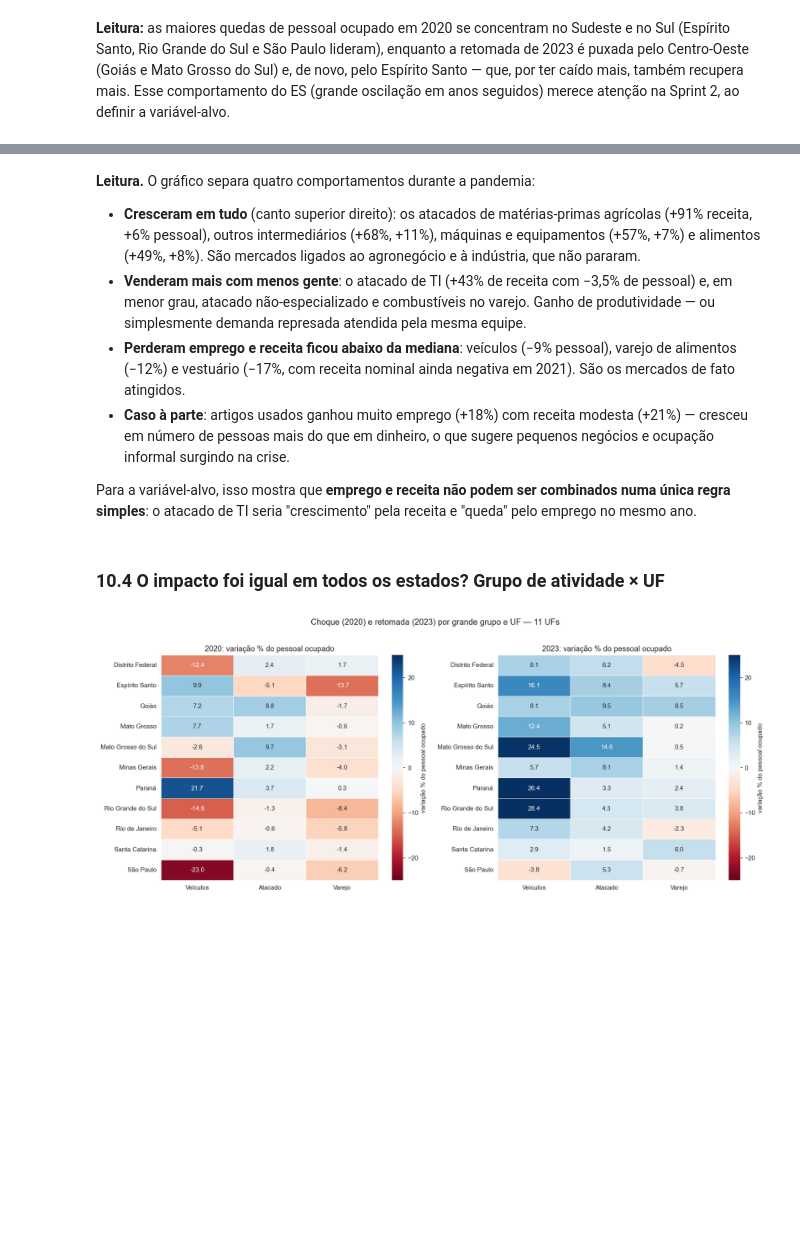
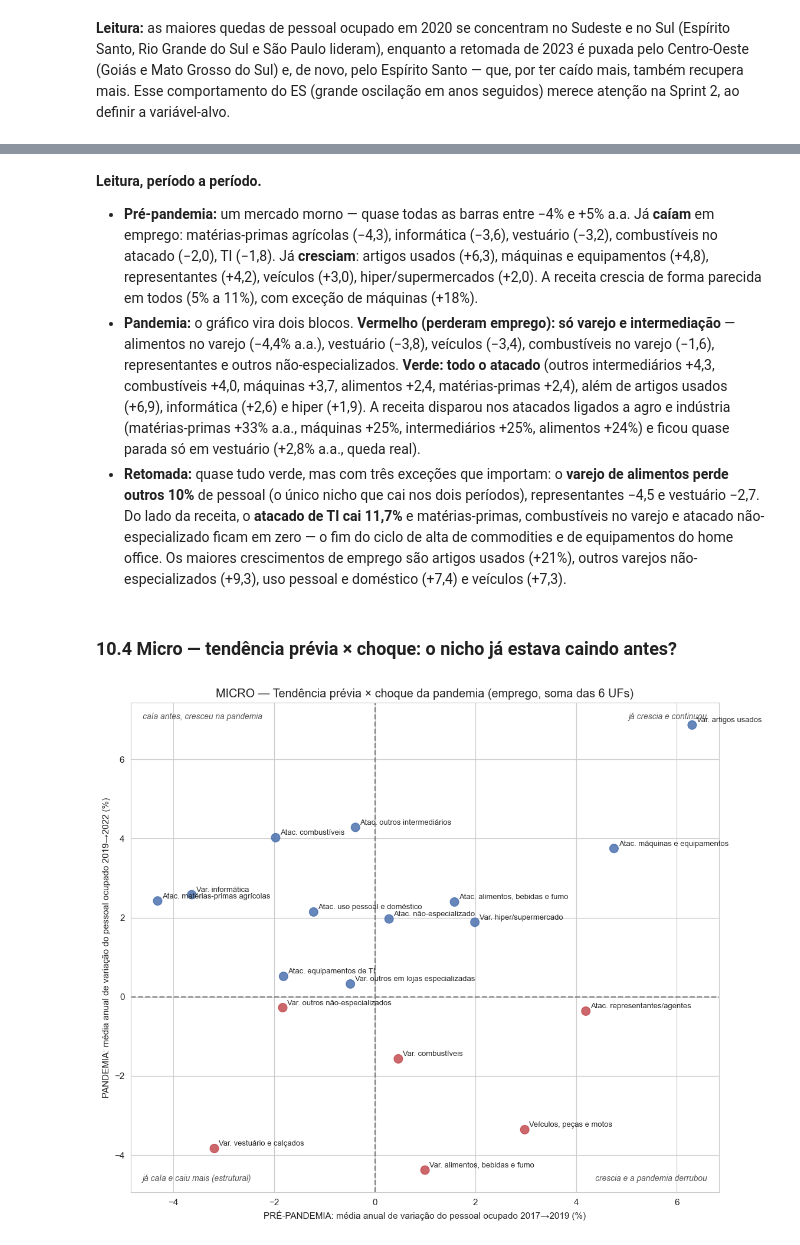
Before and after one commit to NicolasSimoes/cienciasdedados, a Jupyter notebook: cienciadados/Sprint1.ipynb, the cells around one changed output, grey strips where cells are left out. Cells and saved outputs as stored; diff of their text form; code cells hidden in the pictures; blank space fills up the shorter version.

```diff
--- a/cienciadados/Sprint1.ipynb
+++ b/cienciadados/Sprint1.ipynb
@@ -621,30 +659,30 @@ plt.show()
 # %% [markdown]
-**Leitura.** O gráfico separa quatro comportamentos durante a pandemia:
+**Leitura, período a período.**
 
-- **Cresceram em tudo** (canto superior direito): os atacados de matérias-primas agrícolas (+91% receita, +6% pessoal), outros intermediários (+68%, +11%), máquinas e equipamentos (+57%, +7%) e alimentos (+49%, +8%). São mercados ligados ao agronegócio e à indústria, que não pararam.
-- **Venderam mais com menos gente**: o atacado de TI (+43% de receita com −3,5% de pessoal) e, em menor grau, atacado não-especializado e combustíveis no varejo. Ganho de produtividade — ou simplesmente demanda represada atendida pela mesma equipe.
-- **Perderam emprego e receita ficou abaixo da mediana**: veículos (−9% pessoal), varejo de alimentos (−12%) e vestuário (−17%, com receita nominal ainda negativa em 2021). São os mercados de fato atingidos.
-- **Caso à parte**: artigos usados ganhou muito emprego (+18%) com receita modesta (+21%) — cresceu em número de pessoas mais do que em dinheiro, o que sugere pequenos negócios e ocupação informal surgindo na crise.
-
-Para a variável-alvo, isso mostra que **emprego e receita não podem ser combinados numa única regra simples**: o atacado de TI seria "crescimento" pela receita e "queda" pelo emprego no mesmo ano.
+- **Pré-pandemia:** um mercado morno — quase todas as barras entre −4% e +5% a.a. Já **caíam** em emprego: matérias-primas agrícolas (−4,3), informática (−3,6), vestuário (−3,2), combustíveis no atacado (−2,0), TI (−1,8). Já **cresciam**: artigos usados (+6,3), máquinas e equipamentos (+4,8), representantes (+4,2), veículos (+3,0), hiper/supermercados (+2,0). A receita crescia de forma parecida em todos (5% a 11%), com exceção de máquinas (+18%).
+- **Pandemia:** o gráfico vira dois blocos. **Vermelho (perderam emprego): só varejo e intermediação** — alimentos no varejo (−4,4% a.a.), vestuário (−3,8), veículos (−3,4), combustíveis no varejo (−1,6), representantes e outros não-especializados. **Verde: todo o atacado** (outros intermediários +4,3, combustíveis +4,0, máquinas +3,7, alimentos +2,4, matérias-primas +2,4), além de artigos usados (+6,9), informática (+2,6) e hiper (+1,9). A receita disparou nos atacados ligados a agro e indústria (matérias-primas +33% a.a., máquinas +25%, intermediários +25%, alimentos +24%) e ficou quase parada só em vestuário (+2,8% a.a., queda real).
+- **Retomada:** quase tudo verde, mas com três exceções que importam: o **varejo de alimentos perde outros 10%** de pessoal (o único nicho que cai nos dois períodos), representantes −4,5 e vestuário −2,7. Do lado da receita, o **atacado de TI cai 11,7%** e matérias-primas, combustíveis no varejo e atacado não-especializado ficam em zero — o fim do ciclo de alta de commodities e de equipamentos do home office. Os maiores crescimentos de emprego são artigos usados (+21%), outros varejos não-especializados (+9,3), uso pessoal e doméstico (+7,4) e veículos (+7,3).
 # %% [markdown]
-### 10.4 O impacto foi igual em todos os estados? Grupo de atividade × UF
+### 10.4 Micro — tendência prévia × choque: o nicho já estava caindo antes?
 # %%
-grupos = uf_all[uf_all['cod'].isin(['2.', '3.', '4.'])].sort_values(['cod', 'geografia', 'ano']).copy()
-grupos['pessoal_var%'] = grupos.groupby(['cod', 'geografia'])['pessoal_ocupado'].pct_change() * 100
-rotulo = {'2.': 'Veículos', '3.': 'Atacado', '4.': 'Varejo'}
+pre = POR_PERIODO['pessoal_ocupado'].iloc[:, 0]
+pan = POR_PERIODO['pessoal_ocupado'].iloc[:, 1]
 
-fig, axes = plt.subplots(1, 2, figsize=(15, 6))
-for ax, ano in zip(axes, [2020, 2023]):
-    h = grupos[grupos['ano'] == ano].pivot_table(index='geografia', columns='cod', values='pessoal_var%').rename(columns=rotulo)
-    sns.heatmap(h, annot=True, fmt='.1f', cmap='RdBu', center=0, vmin=-25, vmax=25, linewidths=0.5, ax=ax,
-                cbar_kws={'label': 'variação % do pessoal ocupado'})
-    ax.set_title(f'{ano}: variação % do pessoal ocupado', fontsize=12)
-    ax.set_xlabel('')
-    ax.set_ylabel('')
-plt.suptitle('Choque (2020) e retomada (2023) por grande grupo e UF — 11 UFs', y=1.02, fontsize=13)
+fig, ax = plt.subplots(figsize=(10.5, 8.5))
+ax.axhline(0, color='grey', ls='--')
+ax.axvline(0, color='grey', ls='--')
+ax.scatter(pre, pan, s=90, c=np.where(pan < 0, '#C44E52', '#4C72B0'), alpha=0.85)
+for nome in pre.index:
+    ax.annotate(nome, (pre[nome], pan[nome]), fontsize=8.5, xytext=(5, 3), textcoords='offset points')
+for xq, yq, txt in [(0.98, 0.98, 'já crescia e continuou'), (0.02, 0.98, 'caía antes, cresceu na pandemia'),
+                    (0.02, 0.02, 'já caía e caiu mais (estrutural)'), (0.98, 0.02, 'crescia e a pandemia derrubou')]:
+    ax.text(xq, yq, txt, transform=ax.transAxes, fontsize=9, color='#555555', style='italic',
+            ha='right' if xq > 0.5 else 'left', va='top' if yq > 0.5 else 'bottom')
+ax.set_xlabel('PRÉ-PANDEMIA: média anual de variação do pessoal ocupado 2017→2019 (%)')
+ax.set_ylabel('PANDEMIA: média anual de variação do pessoal ocupado 2019→2022 (%)')
+ax.set_title('MICRO — Tendência prévia × choque da pandemia (emprego, soma das 6 UFs)', fontsize=13)
 plt.tight_layout()
 plt.show()
 # %% [output]
-[figure, old version]
+[figure, new version]
 # %% [markdown]
```
Also changed, not shown: parts of 15 cells of this notebook, 1 other file.
